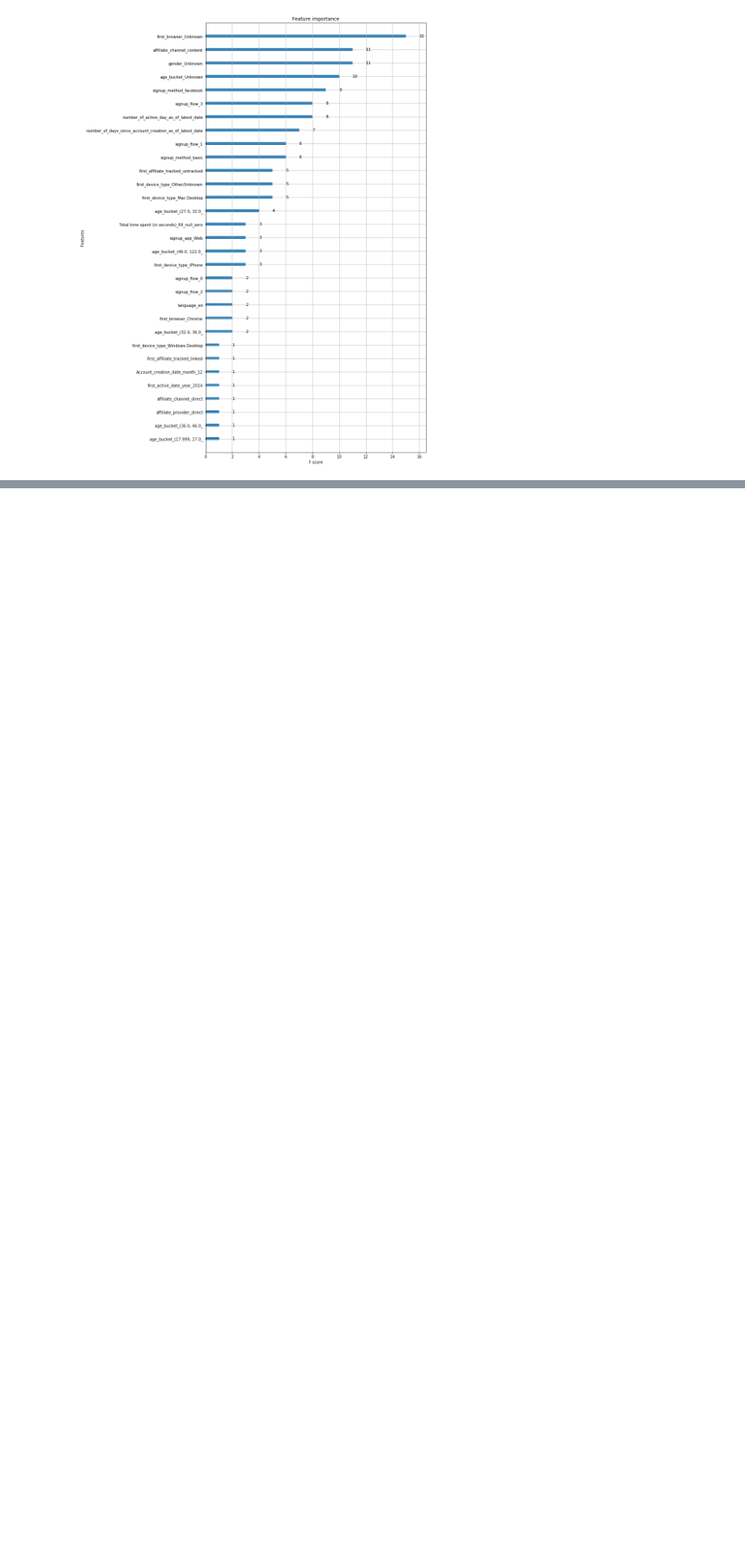
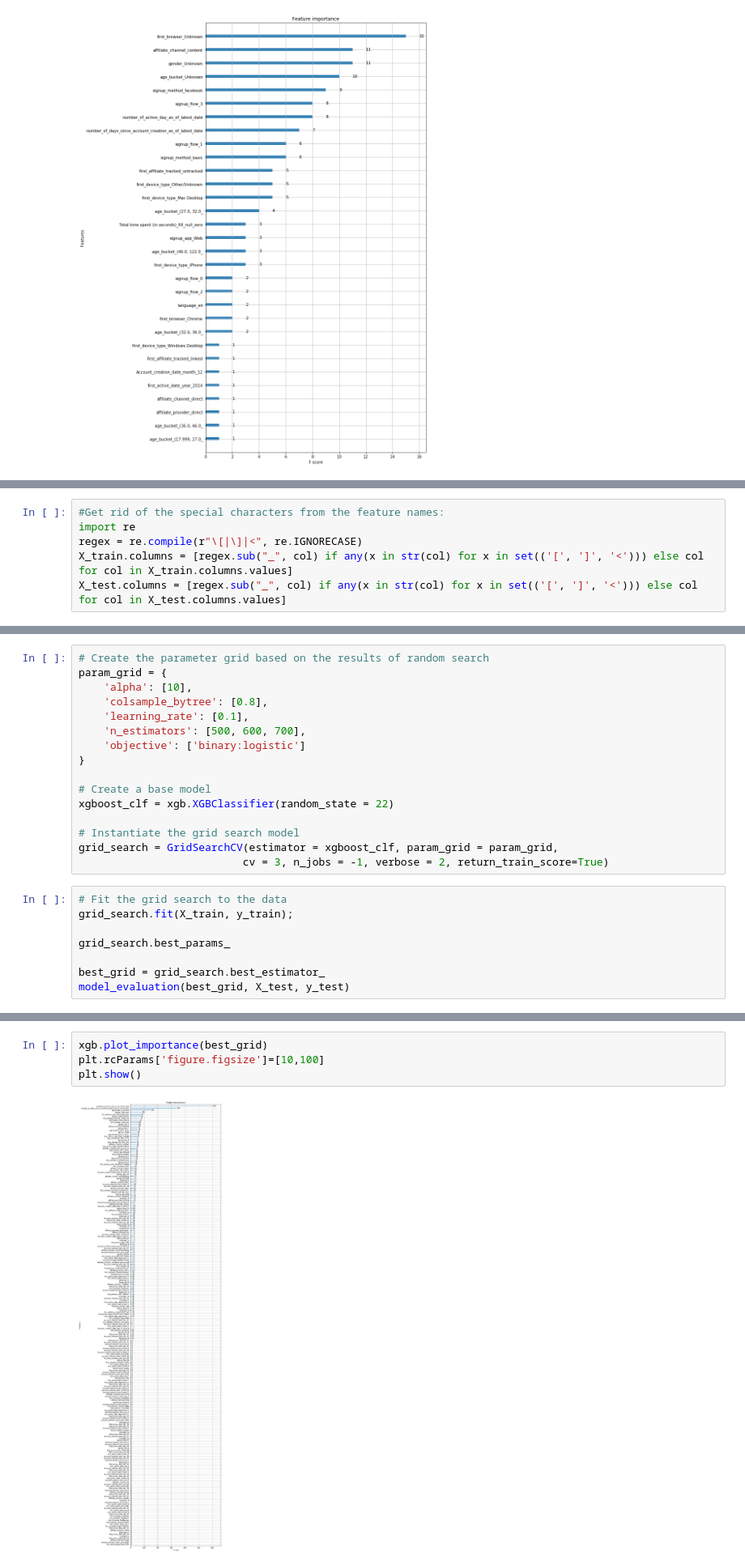
Before and after one commit to yukaabe/Springboard-datasciencebootcamp-repo, a Jupyter notebook: Airbnb modeling Script Part One - Binary Classification.ipynb, the cells around one changed output, grey strips where cells are left out. Shown at 81% size. Drawn from its saved outputs; the diff is of its cells as text; blank space fills up the shorter version.

```diff
--- a/Airbnb modeling Script Part One - Binary Classification.ipynb
+++ b/Airbnb modeling Script Part One - Binary Classification.ipynb
@@ -843,0 +953,6 @@ plt.show()
+# %%
+#Get rid of the special characters from the feature names:
+import re
+regex = re.compile(r"\[|\]|<", re.IGNORECASE)
+X_train.columns = [regex.sub("_", col) if any(x in str(col) for x in set(('[', ']', '<'))) else col for col in X_train.columns.values]
+X_test.columns = [regex.sub("_", col) if any(x in str(col) for x in set(('[', ']', '<'))) else col for col in X_test.columns.values]
@@ -843,0 +1004,24 @@ plt.show()
+# %%
+# Create the parameter grid based on the results of random search
+param_grid = {
+    'alpha': [10],
+    'colsample_bytree': [0.8],
+    'learning_rate': [0.1],
+    'n_estimators': [500, 600, 700],
+    'objective': ['binary:logistic']
+}
+
+# Create a base model
+xgboost_clf = xgb.XGBClassifier(random_state = 22)
+
+# Instantiate the grid search model
+grid_search = GridSearchCV(estimator = xgboost_clf, param_grid = param_grid,
+                          cv = 3, n_jobs = -1, verbose = 2, return_train_score=True)
+# %%
+# Fit the grid search to the data
+grid_search.fit(X_train, y_train);
+
+grid_search.best_params_
+
+best_grid = grid_search.best_estimator_
+model_evaluation(best_grid, X_test, y_test)
@@ -844,3 +1051,9 @@ plt.show()
+# %%
+xgb.plot_importance(best_grid)
+plt.rcParams['figure.figsize']=[10,100]
+plt.show()
+# %% [output]
+[figure, added]
 # %% [markdown]
 # Try Adaboost classifier
 # %% [markdown]
```
Also changed, not shown: parts of 34 cells of this notebook.
